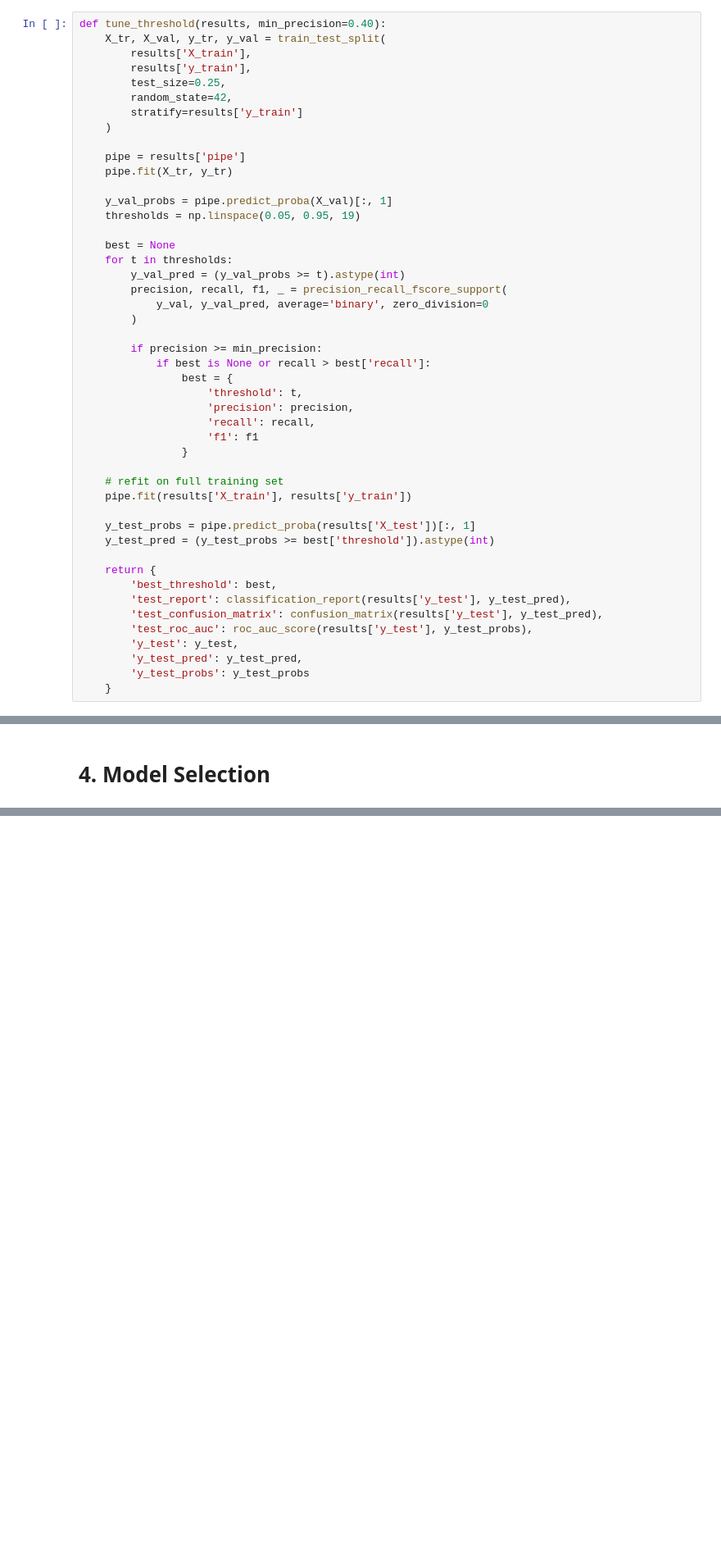
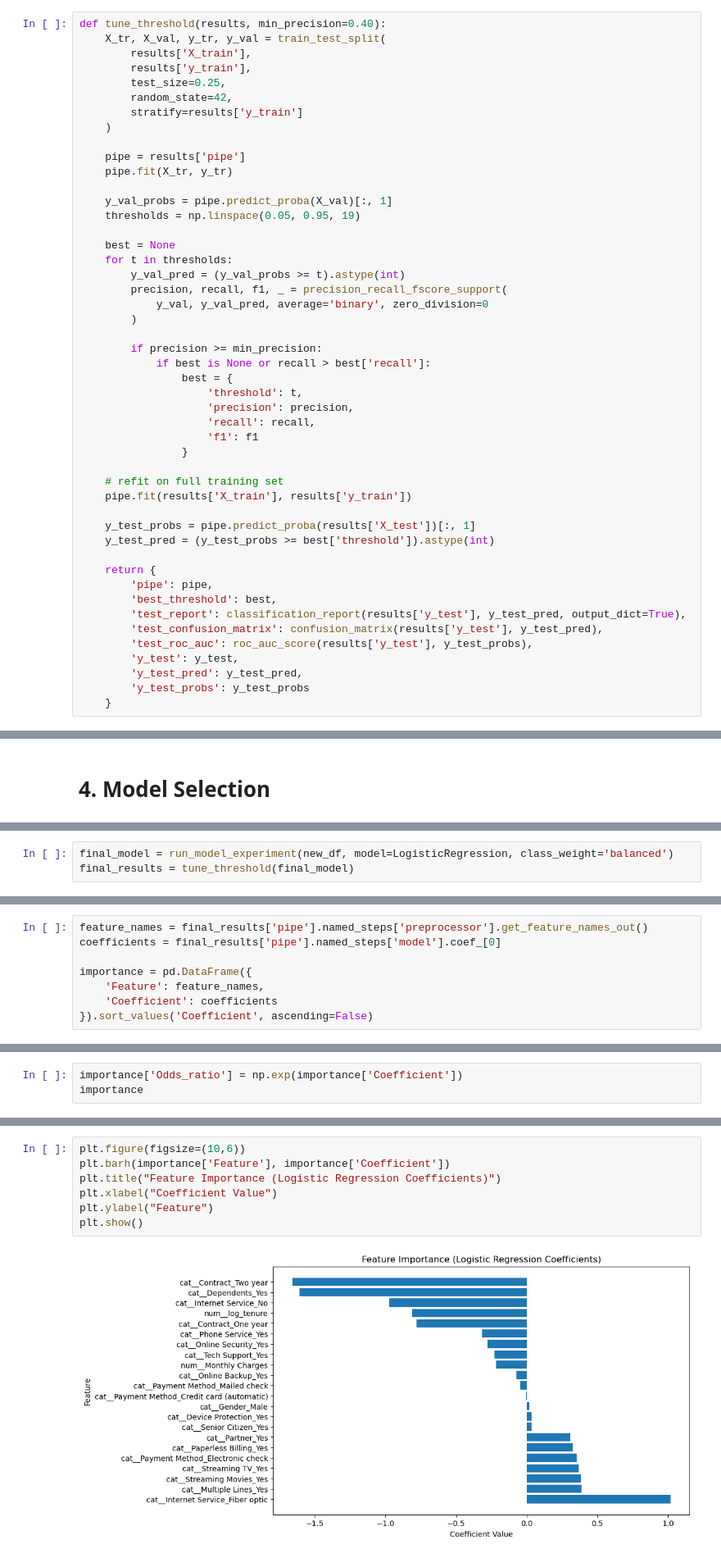
Before and after one commit to alinazir105/Customer-Intelligence-System, a Jupyter notebook: Notebook.ipynb, the cells around one changed output, grey strips where cells are left out. Shown at 82% size. Cells and saved outputs as stored; diff of their text form; blank space fills up the shorter version.

Commit message:
Model Evaluation done

```diff
--- a/Notebook.ipynb
+++ b/Notebook.ipynb
@@ -876,8 +883,9 @@ def tune_threshold(results, min_precision=0.40):
     y_test_pred = (y_test_probs >= best['threshold']).astype(int)
 
     return {
+        'pipe': pipe,
         'best_threshold': best,
-        'test_report': classification_report(results['y_test'], y_test_pred),
+        'test_report': classification_report(results['y_test'], y_test_pred, output_dict=True),
         'test_confusion_matrix': confusion_matrix(results['y_test'], y_test_pred),
         'test_roc_auc': roc_auc_score(results['y_test'], y_test_probs),
         'y_test': y_test,
@@ -947,0 +986,3 @@ preprocessor = ColumnTransformer(
+# %%
+final_model = run_model_experiment(new_df, model=LogisticRegression, class_weight='balanced')
+final_results = tune_threshold(final_model)
@@ -947,0 +991,8 @@ preprocessor = ColumnTransformer(
+# %%
+feature_names = final_results['pipe'].named_steps['preprocessor'].get_feature_names_out()
+coefficients = final_results['pipe'].named_steps['model'].coef_[0]
+
+importance = pd.DataFrame({
+    'Feature': feature_names,
+    'Coefficient': coefficients
+}).sort_values('Coefficient', ascending=False)
@@ -947,0 +1030,3 @@ preprocessor = ColumnTransformer(
+# %%
+importance['Odds_ratio'] = np.exp(importance['Coefficient'])
+importance
@@ -947,0 +1051,9 @@ preprocessor = ColumnTransformer(
+# %%
+plt.figure(figsize=(10,6))
+plt.barh(importance['Feature'], importance['Coefficient'])
+plt.title("Feature Importance (Logistic Regression Coefficients)")
+plt.xlabel("Coefficient Value")
+plt.ylabel("Feature")
+plt.show()
+# %% [output]
+[figure, added]
```
Also changed, not shown: parts of 25 cells of this notebook.
